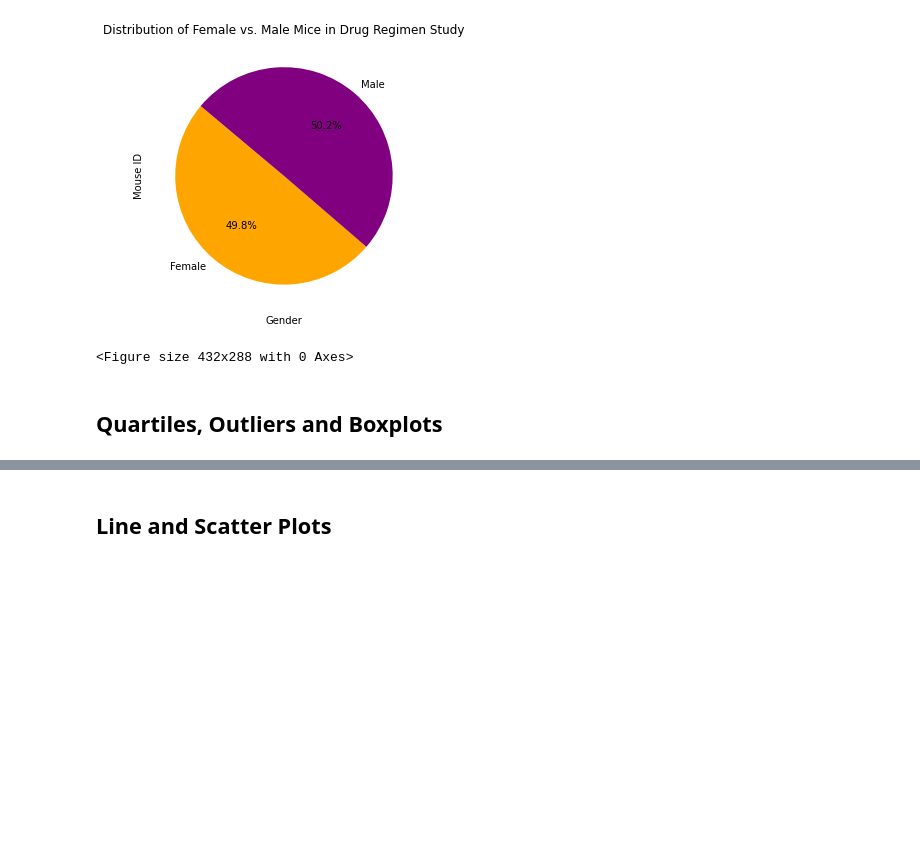
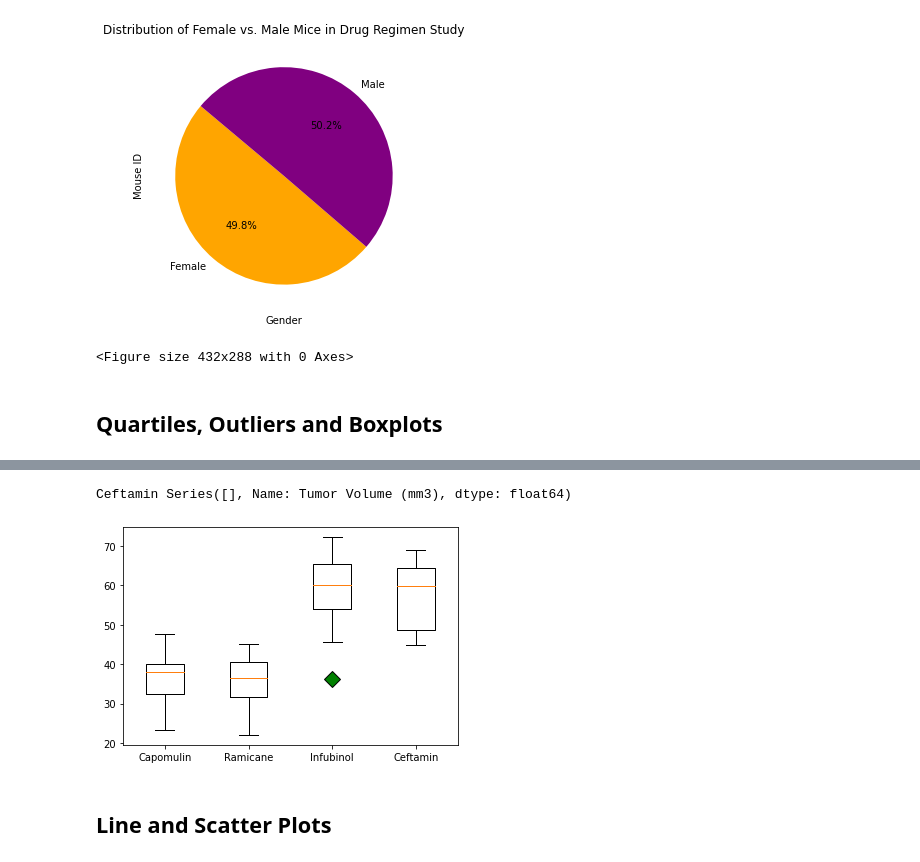
Before and after one commit to tarapolli/Matplotlib-challenge, a Jupyter notebook: pymaceuticals_starter.ipynb, the cells around one changed output, grey strips where cells are left out. Saved outputs shown, nothing was run; the diff lists cells and outputs as text; code cells hidden in the pictures; blank space fills up the shorter version.

```diff
--- a/pymaceuticals_starter.ipynb
+++ b/pymaceuticals_starter.ipynb
@@ -357,7 +376,7 @@ plt.tight_layout()
 # Calculate final tumor volume of each mouse across these treatment regimens: Capomulin, Ramicane, Infubinol, Ceftamin
 # Start by getting the last (greatest) timepoint for each mouse
 groupby_mouseid_df = dropped_dup_mice_df.groupby(['Mouse ID'])
-max_timepoint_df = groupby_mouse_df['Timepoint'].max().to_frame()
+max_timepoint_df = groupby_mouseid_df['Timepoint'].max().to_frame()
 max_timepoint_df.reset_index(inplace = True)
 max_timepoint_df
 # %% [output]
@@ -365,4 +396,5 @@ NameError: name 'groupby_mouse_df' is not defined
 # %%
 # Merge this group df with the original dataframe to get the tumor volume at the last timepoint
-pd.merge(without_duplicate_df, max_timepoint_df)
+max_timepoint_tumor_vol_df = pd.merge(dropped_dup_mice_df, max_timepoint_df)
+max_timepoint_tumor_vol_df
 # %% [output]
@@ -377,5 +421,8 @@ tumor_vol_list = []
 # calculate the rows which contain mice on each drug and get the tumor volumes
 for treatment in treatments:
 
-# Locate the rows which contain mice on each drug and get the tumor volumes
-tumor_vols = max_timepoint_tumor_vol_df.loc[max_timepoint_tumor_vol_df['Drug Regimen'] == treatment]
+    # Locate the rows which contain mice on each drug and get the tumor volumes
+    tumor_vols = max_timepoint_tumor_vol_df.loc[max_timepoint_tumor_vol_df['Drug Regimen'] == treatment,'Tumor Volume (mm3)']
+
+    # add subset
+    tumor_vol_list.append(tumor_vols)
@@ -385,6 +429,7 @@ tumor_vol_list.append(tumor_vols)
 # %%
 # Determine outliers using upper and lower bounds
-quartiles = tumor_vols.quartile[0.25, 0.5, 0.75]
+#quartiles = tumor_vols.quantile[0.25, 0.5, 0.75]
+quartiles = tumor_vols.quantile([.25,.5,.75])
 first_quartile = quartiles[0.25]
 third_quartile = quartiles[0.75]
 iqr = third_quartile - first_quartile
@@ -392,11 +437,16 @@ low_threshold = first_quartile - 1.5*iqr
 high_threshold = third_quartile + 1.5*iqr
 outliers = tumor_vols.loc[(tumor_vols < low_threshold) | (tumor_vols > high_threshold)]
 print(treatment, outliers)
+# %% [output]
+Ceftamin Series([], Name: Tumor Volume (mm3), dtype: float64)
 # %%
 # Generate a box plot of the final tumor volume of each mouse across four regimens of interest
-props = dict{markerfacecolor = 'red', markersize = 12}
-plt.boxplot(tumor_vol_list, labels = treatments, flierprops = props)
+
+green_diamond = dict(markerfacecolor='g', marker='D', markersize = 12)
+plt.boxplot(tumor_vol_list, labels = treatments, flierprops = green_diamond)
 plt.show()
+# %% [output]
+[figure, added]
 # %% [markdown]
 ## Line and Scatter Plots
 # %%
```
Also changed, not shown: parts of 20 cells of this notebook.
